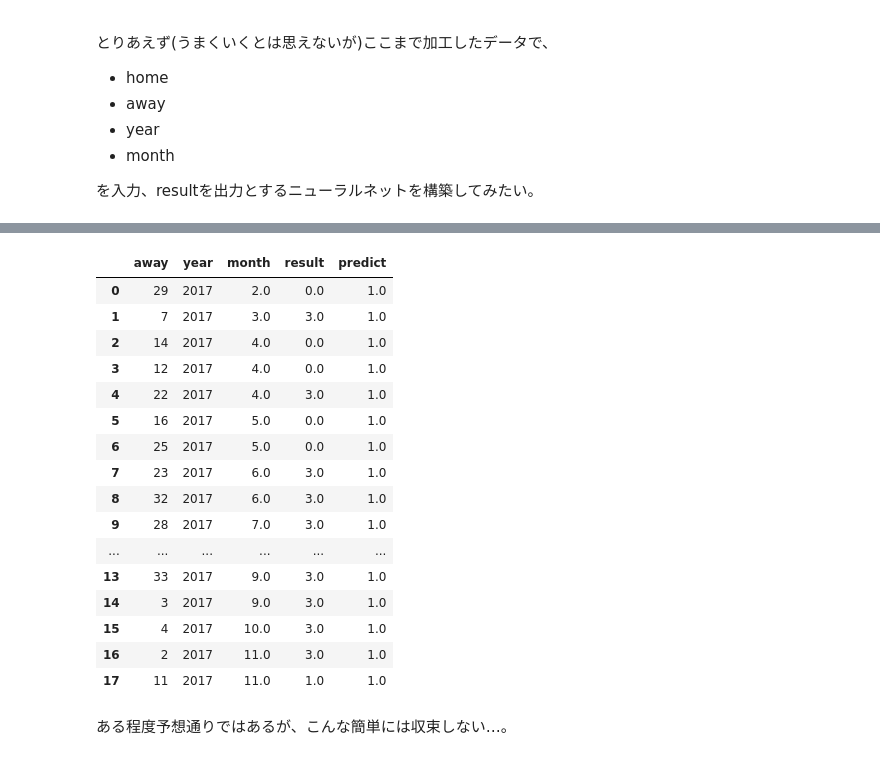
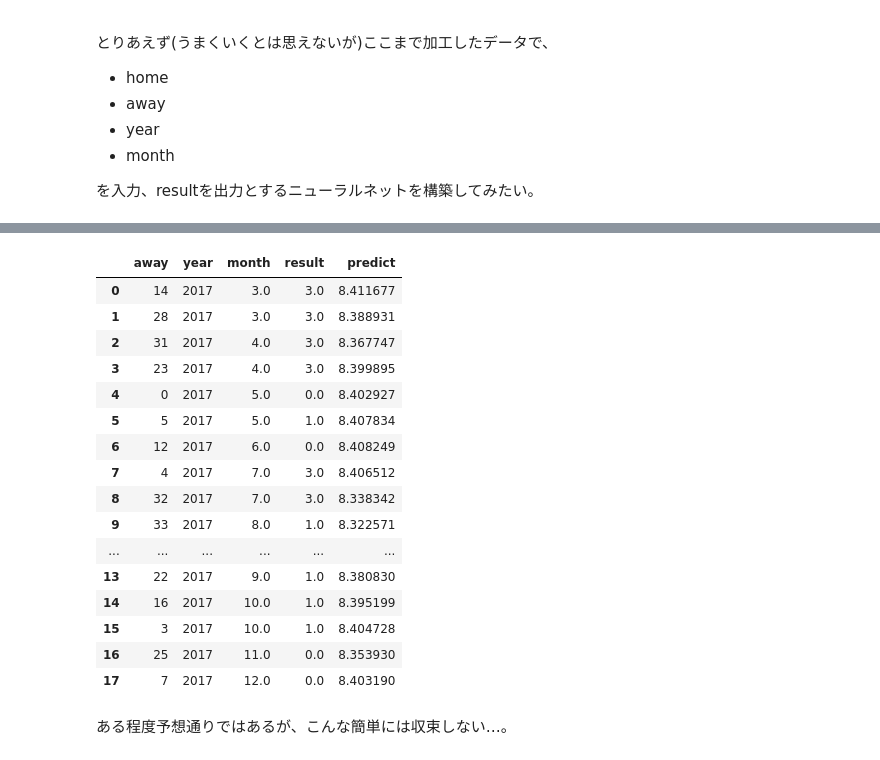
Before and after one commit to mark-n2/toto_notebook, a Jupyter notebook: toto_notebook.ipynb, the cells around one changed output, grey strips where cells are left out. Saved outputs shown, nothing was run; the diff lists cells and outputs as text; code cells hidden in the pictures.

```diff
--- a/toto_notebook.ipynb
+++ b/toto_notebook.ipynb
@@ -246,32 +249,34 @@ def generate_correct_data(team, year=2017):
 # %%
 import numpy as np
 import tensorflow as tf
-import tensorboard as tb
+#import tensorboard as tb
 
 # 入力Xと出力yを定義
-X, y = generate_trainng_data("鹿島",2017)
+X, y = generate_trainng_data("浦和",2017)
 
 #
 # ニューラルネットワークの定義
 #
 model = tf.keras.models.Sequential()	# Sequentialモデル
 # 入力2/出力8/活性化関数tanhの層を追加
-model.add(tf.keras.layers.Dense(24,input_dim=3, activation='tanh'))
+model.add(tf.keras.layers.Dense(1024,input_dim=3, activation='tanh'))
 # 入力8(省略)/出力1/活性化関数sigmoidの層を追加
-model.add(tf.keras.layers.Dense(1, activation='tanh'))
+model.add(tf.keras.layers.Dense(1, activation='softplus'))
 # 学習の仕方を定義
 # * 目的関数(ロス関数)としてbinary_crossentropy(logloss)
 # * 最適化アルゴリズムにSGD(確率的勾配降下法）、学習率を0.1に設定
 # * 評価メトリクスとしてaccuracyを表示
-model.compile(loss='binary_crossentropy',optimizer=tf.keras.optimizers.SGD(lr=0.1),metrics=['accuracy'])
+model.compile("adamax", loss='kld',metrics=['accuracy'])
 
 # Tensorboard用コールバック
-tb_cb = tf.keras.callbacks.TensorBoard(log_dir='./log')
-cbks = [tb_cb]
+#tb_cb = tf.keras.callbacks.TensorBoard(log_dir='./log')
+#cbks = [tb_cb]
 # 学習開始
 # * バッチサイズ4
 # * エポック数1000回
-model.fit(X, y, batch_size=len(X), epochs=10, callbacks=cbks)
+#history = model.fit(X, y, batch_size=len(X), epochs=1000, callbacks=cbks)
+history = model.fit(X, y, batch_size=len(X), epochs=1000)
 
+plot_history(history)
 #tb.show_graph(tf.get_default_graph().as_graph_def()) # JupyterでTensorboardのGraphを表示させる
 # %% [output]
@@ -299,30 +302,30 @@ Epoch 10/10
 # %%
 # モデルから2017年の対戦データを予想し、predict列に表示
-cx, cy = generate_correct_data("鹿島",2017)
+cx, cy = generate_correct_data("浦和",2017)
 
 predict = pd.DataFrame(model.predict(cx)) # model.predictで予想
 display(pd.concat([
     cx.reset_index(drop=True),
     cy.reset_index(drop=True),
     predict],
     axis=1).rename(columns={0:"predict"}))
 # %% [output]
 |  | away | year | month | result | predict |
-| 0 | 29 | 2017 | 2.0 | 0.0 | 1.0 |
-| 1 | 7 | 2017 | 3.0 | 3.0 | 1.0 |
-| 2 | 14 | 2017 | 4.0 | 0.0 | 1.0 |
-| 3 | 12 | 2017 | 4.0 | 0.0 | 1.0 |
-| 4 | 22 | 2017 | 4.0 | 3.0 | 1.0 |
-| 5 | 16 | 2017 | 5.0 | 0.0 | 1.0 |
-| 6 | 25 | 2017 | 5.0 | 0.0 | 1.0 |
-| 7 | 23 | 2017 | 6.0 | 3.0 | 1.0 |
-| 8 | 32 | 2017 | 6.0 | 3.0 | 1.0 |
-| 9 | 28 | 2017 | 7.0 | 3.0 | 1.0 |
+| 0 | 14 | 2017 | 3.0 | 3.0 | 8.411677 |
+| 1 | 28 | 2017 | 3.0 | 3.0 | 8.388931 |
+| 2 | 31 | 2017 | 4.0 | 3.0 | 8.367747 |
+| 3 | 23 | 2017 | 4.0 | 3.0 | 8.399895 |
+| 4 | 0 | 2017 | 5.0 | 0.0 | 8.402927 |
+| 5 | 5 | 2017 | 5.0 | 1.0 | 8.407834 |
+| 6 | 12 | 2017 | 6.0 | 0.0 | 8.408249 |
+| 7 | 4 | 2017 | 7.0 | 3.0 | 8.406512 |
+| 8 | 32 | 2017 | 7.0 | 3.0 | 8.338342 |
+| 9 | 33 | 2017 | 8.0 | 1.0 | 8.322571 |
 | ... | ... | ... | ... | ... | ... |
-| 13 | 33 | 2017 | 9.0 | 3.0 | 1.0 |
-| 14 | 3 | 2017 | 9.0 | 3.0 | 1.0 |
-| 15 | 4 | 2017 | 10.0 | 3.0 | 1.0 |
-| 16 | 2 | 2017 | 11.0 | 3.0 | 1.0 |
-| 17 | 11 | 2017 | 11.0 | 1.0 | 1.0 |
+| 13 | 22 | 2017 | 9.0 | 1.0 | 8.380830 |
+| 14 | 16 | 2017 | 10.0 | 1.0 | 8.395199 |
+| 15 | 3 | 2017 | 10.0 | 1.0 | 8.404728 |
+| 16 | 25 | 2017 | 11.0 | 0.0 | 8.353930 |
+| 17 | 7 | 2017 | 12.0 | 0.0 | 8.403190 |
 # %% [markdown]
 ある程度予想通りではあるが、こんな簡単には収束しない…。
```
Also changed, not shown: parts of 5 cells of this notebook, 3 other files.
